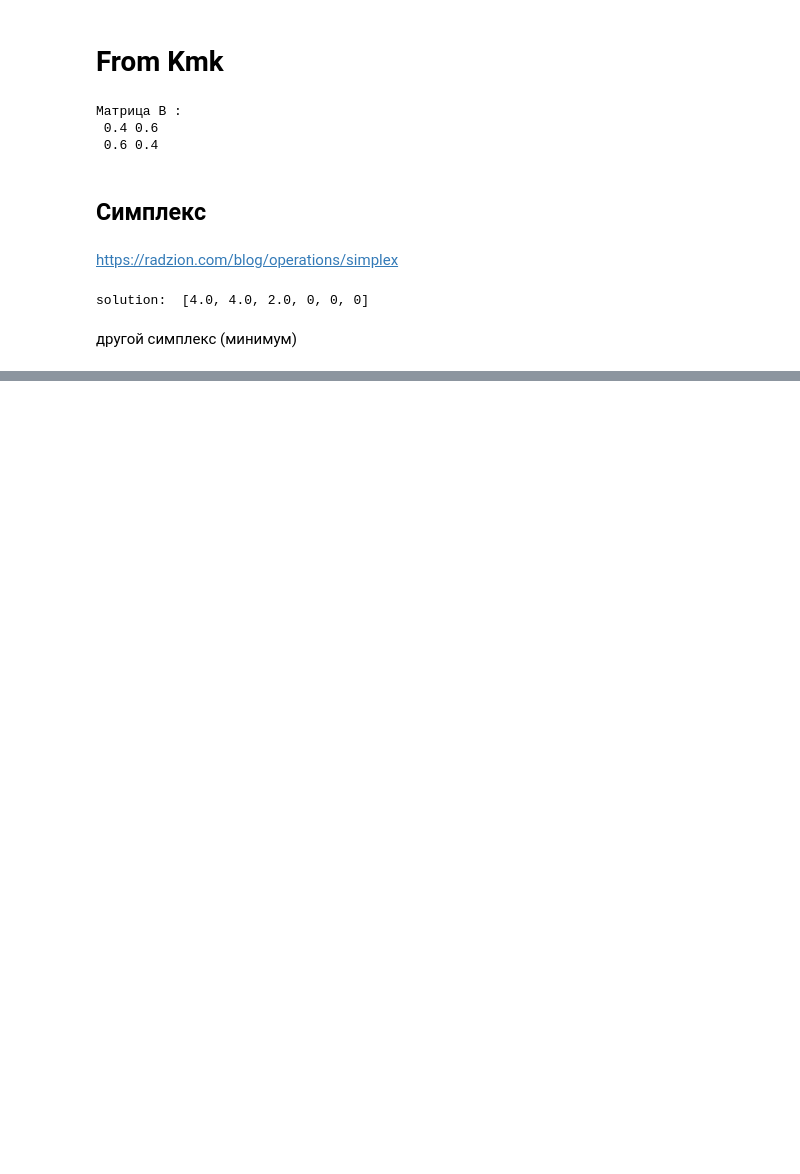
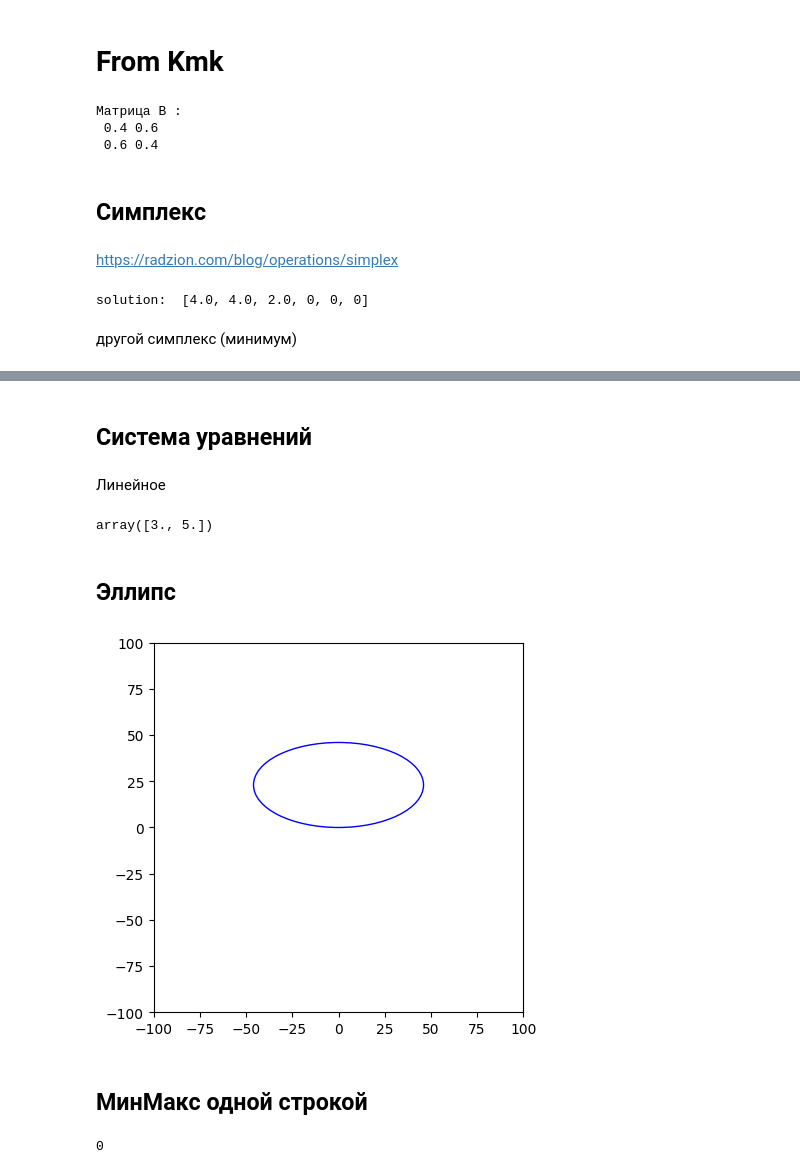
Before and after one commit to PolyanskayaP/FMMRAZ_6sem, a Jupyter notebook: prob_FMMRAZ.ipynb, the cells around one changed output, grey strips where cells are left out. Saved outputs shown, nothing was run; the diff lists cells and outputs as text; code cells hidden in the pictures; blank space fills up the shorter version.

```diff
--- a/prob_FMMRAZ.ipynb
+++ b/prob_FMMRAZ.ipynb
@@ -521,0 +540,58 @@ Optimization terminated successfully.
+# %% [markdown]
+## Система уравнений
+# %% [markdown]
+Линейное
+# %%
+import numpy as np
+
+#define left-hand side of equation
+left_side = np.array([[5, 4], [2, 6]])
+
+#define right-hand side of equation
+right_side = np.array([35, 36])
+
+#solve for x and y
+a = np.linalg.inv (left_side). dot (right_side)
+a
+##array([3., 5.])
+# %% [output]
+array([3., 5.])
+# %% [markdown]
+## Эллипс
+# %%
+from matplotlib.patches import Ellipse
+import matplotlib as mpl
+%matplotlib inline
+from matplotlib import pyplot as plt
+
+mean = [ 0 ,  23 ]
+width = 92
+height = 46
+angle = 0
+ell = mpl.patches.Ellipse(xy=mean, width=width, height=height, angle = 180+angle, fill=False, color='blue')
+fig, ax = plt.subplots()
+ax.add_artist(ell)
+
+ax.set_aspect('equal')
+ax.set_xlim(-100, 100)
+ax.set_ylim(-100, 100)
+plt.show()
+# %% [output]
+[figure, added]
+# %% [markdown]
+## МинМакс одной строкой
+# %%
+a = [
+    [9, 2, 3],
+    [4, 5, 6],
+    [7, 8, 1]
+]
+b = [1, 2, 3, 4, 5, 6, 78, 0]
+m = min(b) # ищем по самому маленькому значению
+print(m)
+m = min(a, key=min) # ищем по самому маленькому значению
+i = a.index(m)      # берём индекс по ряду
+j = m.index(min(m)) # берём индекс по колонке
+a[i][j] = max(b)    # заменяем на максимальное
+# %% [output]
+0
```
Also changed, not shown: parts of 2 cells of this notebook.
